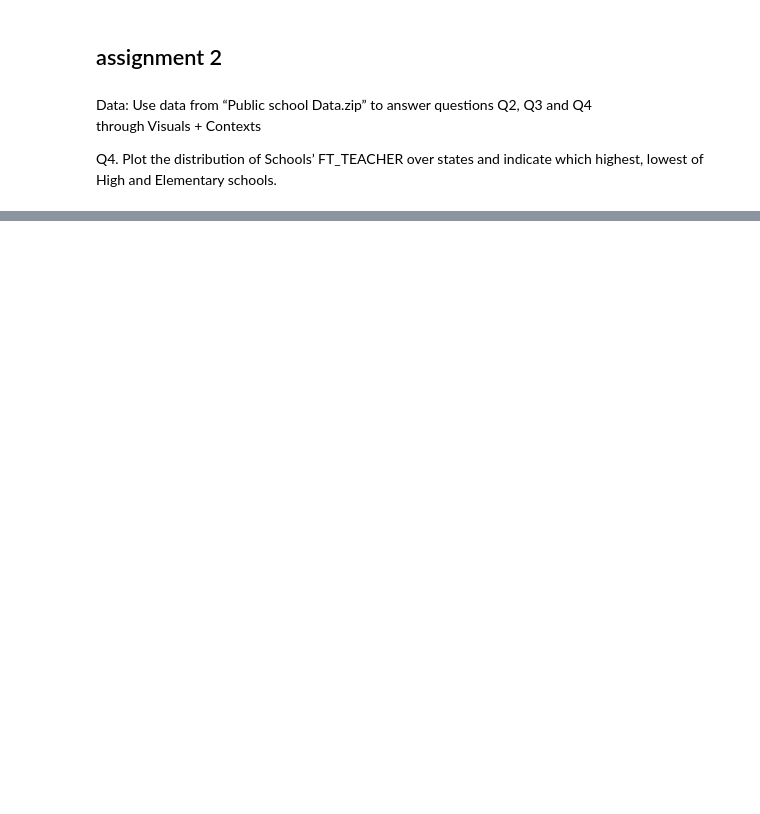
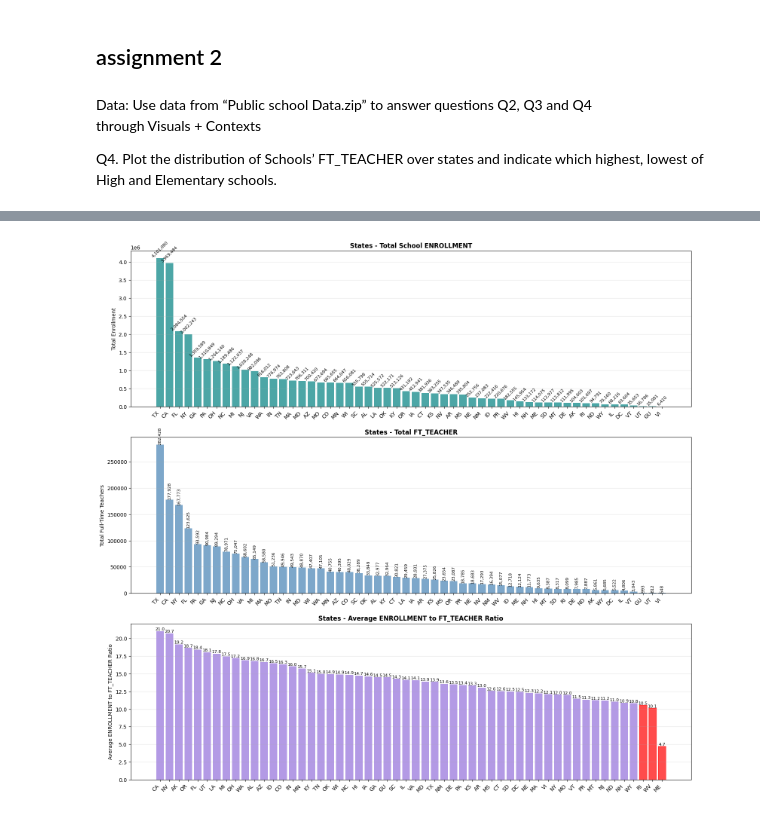
Before and after one commit to SimonRuskola/D7055E_Assignments, a Jupyter notebook: Assignment_2/main.ipynb, the cells around one changed output, grey strips where cells are left out. Drawn from its saved outputs; the diff is of its cells as text; code cells hidden in the pictures; blank space fills up the shorter version.

```diff
--- a/Assignment_2/main.ipynb
+++ b/Assignment_2/main.ipynb
@@ -139,0 +131,77 @@ States with elementary school data: 54
+# %%
+""" Q5. Plot the distribution of Schools' ENROLLMENT and compare it with q4.  Indicate those three regions which have lowest ENROLLMENT to
+FT_TEACHER ratio. """
+
+
+# plot the distribution of Schools' ENROLLMENT over states and enrollment to teacher ratio
+
+fig, (ax1, ax2, ax3) = plt.subplots(3, 1, figsize=(16, 15))
+
+# 1. Plot the distribution of Schools' ENROLLMENT over states
+enrollment_by_state = schools_filtered.groupby('STATE')['ENROLLMENT'].sum().reset_index()
+enrollment_by_state = enrollment_by_state.sort_values('ENROLLMENT', ascending=False)
+
+x_pos1 = np.arange(len(enrollment_by_state))
+bars1 = ax1.bar(x_pos1, enrollment_by_state['ENROLLMENT'], color='teal', alpha=0.7)
+ax1.set_xticks(x_pos1)
+ax1.set_xticklabels(enrollment_by_state['STATE'], rotation=45, ha='right')
+ax1.set_ylabel('Total Enrollment')
+ax1.set_title('States - Total School ENROLLMENT', fontsize=12, fontweight='bold')
+ax1.grid(True, alpha=0.3, axis='y')
+
+# Add value labels on bars
+for i, (idx, row) in enumerate(enrollment_by_state.iterrows()):
+   ax1.text(i, row['ENROLLMENT'], f"{row['ENROLLMENT']:,.0f}", ha='center', va='bottom', fontsize=8, rotation=45)
+
+# 2. Plot the distribution of Schools' FT_TEACHER over states
+teachers_by_state = schools_filtered.groupby('STATE')['FT_TEACHER'].sum().reset_index()
+teachers_by_state = teachers_by_state.sort_values('FT_TEACHER', ascending=False)
+
+x_pos2 = np.arange(len(teachers_by_state))
+bars2 = ax2.bar(x_pos2, teachers_by_state['FT_TEACHER'], color='steelblue', alpha=0.7)
+ax2.set_xticks(x_pos2)
+ax2.set_xticklabels(teachers_by_state['STATE'], rotation=45, ha='right')
+ax2.set_ylabel('Total Full-Time Teachers')
+ax2.set_title('States - Total FT_TEACHER', fontsize=12, fontweight='bold')
+ax2.grid(True, alpha=0.3, axis='y')
+
+# Add value labels on bars
+for i, (idx, row) in enumerate(teachers_by_state.iterrows()):
+   ax2.text(i, row['FT_TEACHER'], f"{row['FT_TEACHER']:,.0f}", ha='center', va='bottom', fontsize=8, rotation=90)
+
+# 3. Calculate and plot ENROLLMENT to FT_TEACHER ratio
+schools_filtered['ENROLLMENT_FT_TEACHER_RATIO'] = schools_filtered['ENROLLMENT'] / schools_filtered['FT_TEACHER']
+ratio_by_state = schools_filtered.groupby('STATE')['ENROLLMENT_FT_TEACHER_RATIO'].mean().reset_index()
+ratio_by_state = ratio_by_state.sort_values('ENROLLMENT_FT_TEACHER_RATIO', ascending=False)
+
+x_pos3 = np.arange(len(ratio_by_state))
+bars3 = ax3.bar(x_pos3, ratio_by_state['ENROLLMENT_FT_TEACHER_RATIO'], color='mediumpurple', alpha=0.7)
+ax3.set_xticks(x_pos3)
+ax3.set_xticklabels(ratio_by_state['STATE'], rotation=45, ha='right')
+ax3.set_ylabel('Average ENROLLMENT to FT_TEACHER Ratio')
+ax3.set_title('States - Average ENROLLMENT to FT_TEACHER Ratio', fontsize=12, fontweight='bold')
+ax3.grid(True, alpha=0.3, axis='y')
+
+# Add value labels on bars
+for i, (idx, row) in enumerate(ratio_by_state.iterrows()):
+   ax3.text(i, row['ENROLLMENT_FT_TEACHER_RATIO'], f"{row['ENROLLMENT_FT_TEACHER_RATIO']:.1f}", ha='center', va='bottom', fontsize=8)
+
+
+# Highlight The the three regions which have lowest ENROLLMENT to FT_TEACHER ratio
+bars3[-1].set_color('red')
+bars3[-2].set_color('red')
+bars3[-3].set_color('red')
+
+
+plt.tight_layout()
+plt.show()
+
+# Identify three states with lowest ENROLLMENT to FT_TEACHER ratio
+lowest_three = ratio_by_state.nsmallest(3, 'ENROLLMENT_FT_TEACHER_RATIO')
+print("\n" + "="*70)
+print("THREE STATES WITH LOWEST ENROLLMENT TO FT_TEACHER RATIO")
+print("="*70)
+for idx, row in lowest_three.iterrows():
+    print(f"{row['STATE']}: {row['ENROLLMENT_FT_TEACHER_RATIO']:.2f} students per teacher")
+# %% [output]
+[figure, added]
```
Also changed, not shown: parts of 4 cells of this notebook.
